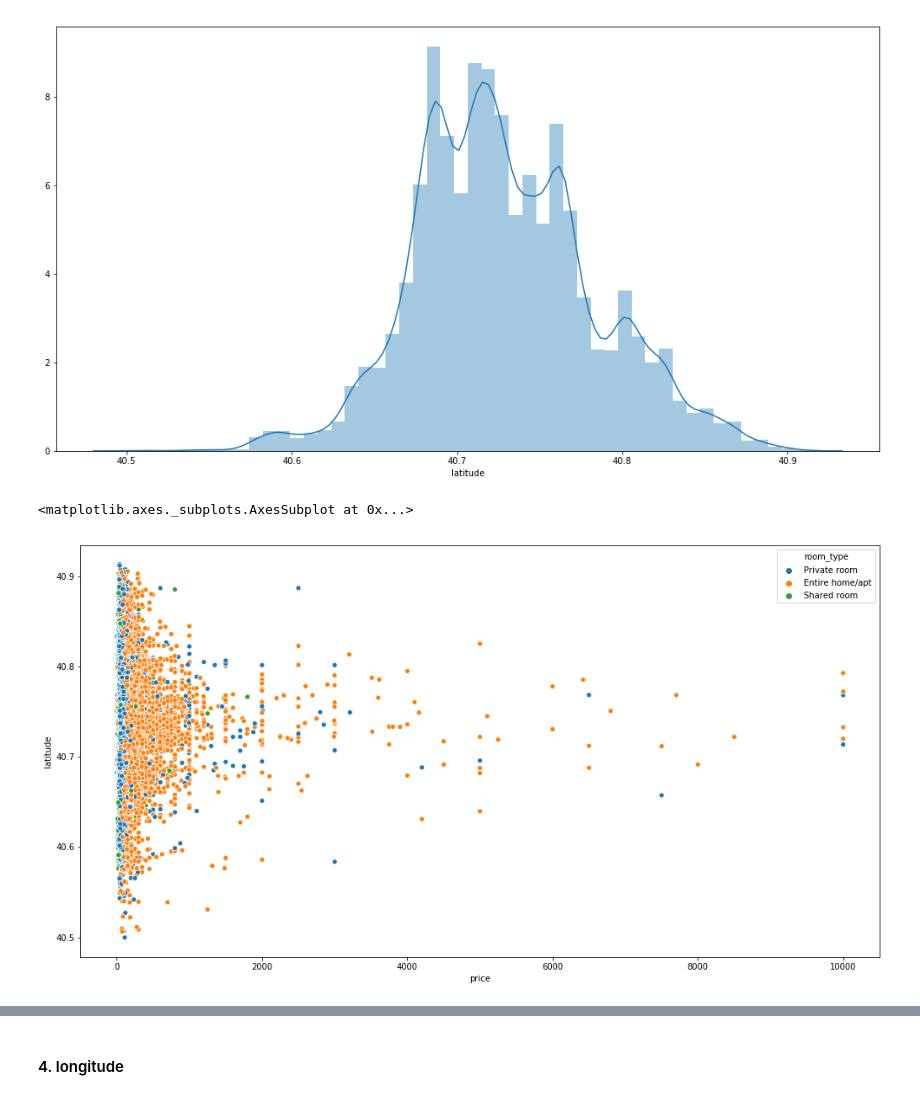
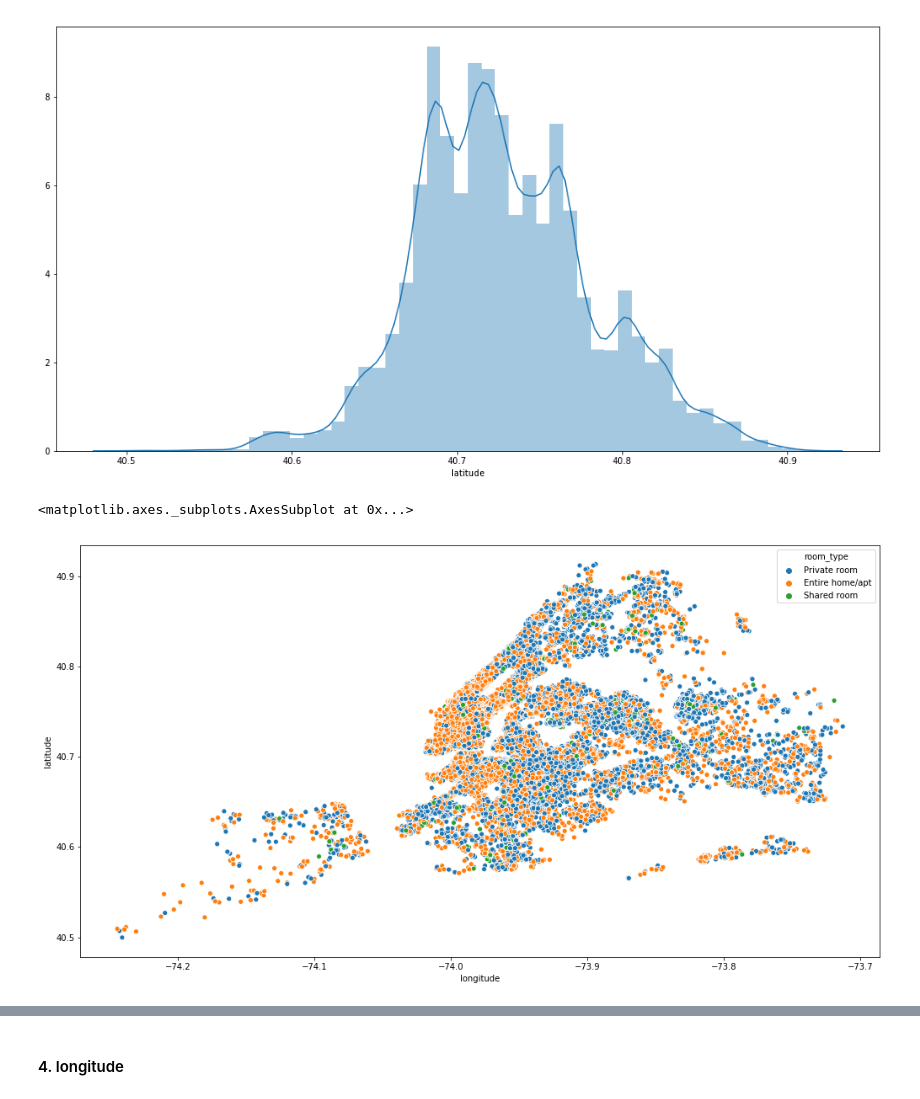
Before and after one commit to aarativasane89/myDataScienceProjects, a Jupyter notebook: Assignment_PricePrediction_1.ipynb, the cells around one changed output, grey strips where cells are left out. Cells and saved outputs as stored; diff of their text form; code cells hidden in the pictures.

Commit message:
Added some more graphs

```diff
--- a/Assignment_PricePrediction_1.ipynb
+++ b/Assignment_PricePrediction_1.ipynb
@@ -346,9 +346,9 @@ sns.distplot(data['latitude'])
 [figure]
 # %%
 plt.figure(figsize=(17,9))
-sns.scatterplot(x=data['price'], y=data['latitude'], hue=data['room_type'])
+sns.scatterplot(x=data['longitude'], y=data['latitude'], hue=data['room_type'])
 # %% [output]
 <matplotlib.axes._subplots.AxesSubplot at 0x...>
-[figure, old version]
+[figure, new version]
 # %%
 plt.figure(figsize=(17,9))
```
Also changed, not shown: parts of 6 cells of this notebook.
